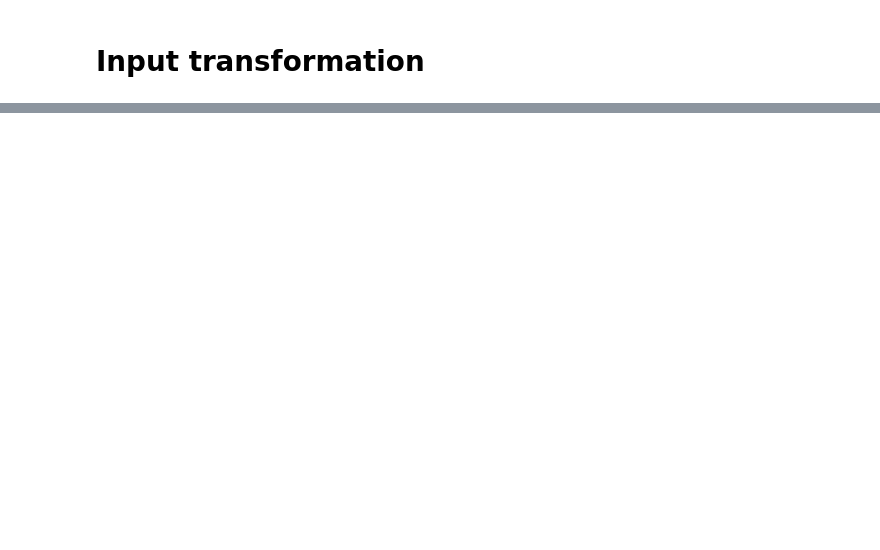
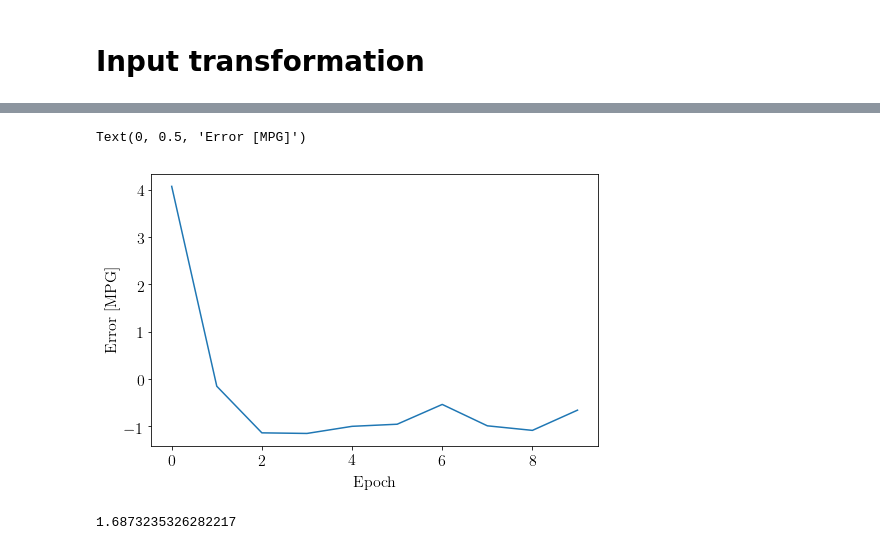
Before and after one commit to gaiaverse/astrometry, a Jupyter notebook: p0_estimation/predict_p0_5d.ipynb, the cells around one changed output, grey strips where cells are left out. Saved outputs shown, nothing was run; the diff lists cells and outputs as text; code cells hidden in the pictures; blank space fills up the shorter version.

```diff
--- a/p0_estimation/predict_p0_5d.ipynb
+++ b/p0_estimation/predict_p0_5d.ipynb
@@ -228,8 +217,8 @@ y_test = np.log(_data[labels][test])
 
 x_pred =  np.vstack([_data[features[i]][ast2d] for i in range(len(features))]).T
 # %%
-log=lambda x: tf.math.log(x, tf.float64)
-logit=lambda x: tf.math.log((1+x)/(1-x), tf.float64)
+log=lambda x: tf.math.log(x)
+logit=lambda x: tf.math.log((1+x)/(1-x))
 trans = [log,log,log,log,logit]
 # %%
 class TransformInput():
@@ -286,0 +288,11 @@ TypeError: in user code:
+# %%
+plt.figure(figsize=(8,5))
+plt.plot(history.history['loss'], label='loss')
+plt.xlabel('Epoch'); plt.ylabel('Error [MPG]')
+# %% [output]
+Text(0, 0.5, 'Error [MPG]')
+[figure, added]
+# %%
+reduced_chi2(model, x_test, y_test)
+# %% [output]
+1.6873235326282217
```
Also changed, not shown: parts of 16 cells of this notebook.
